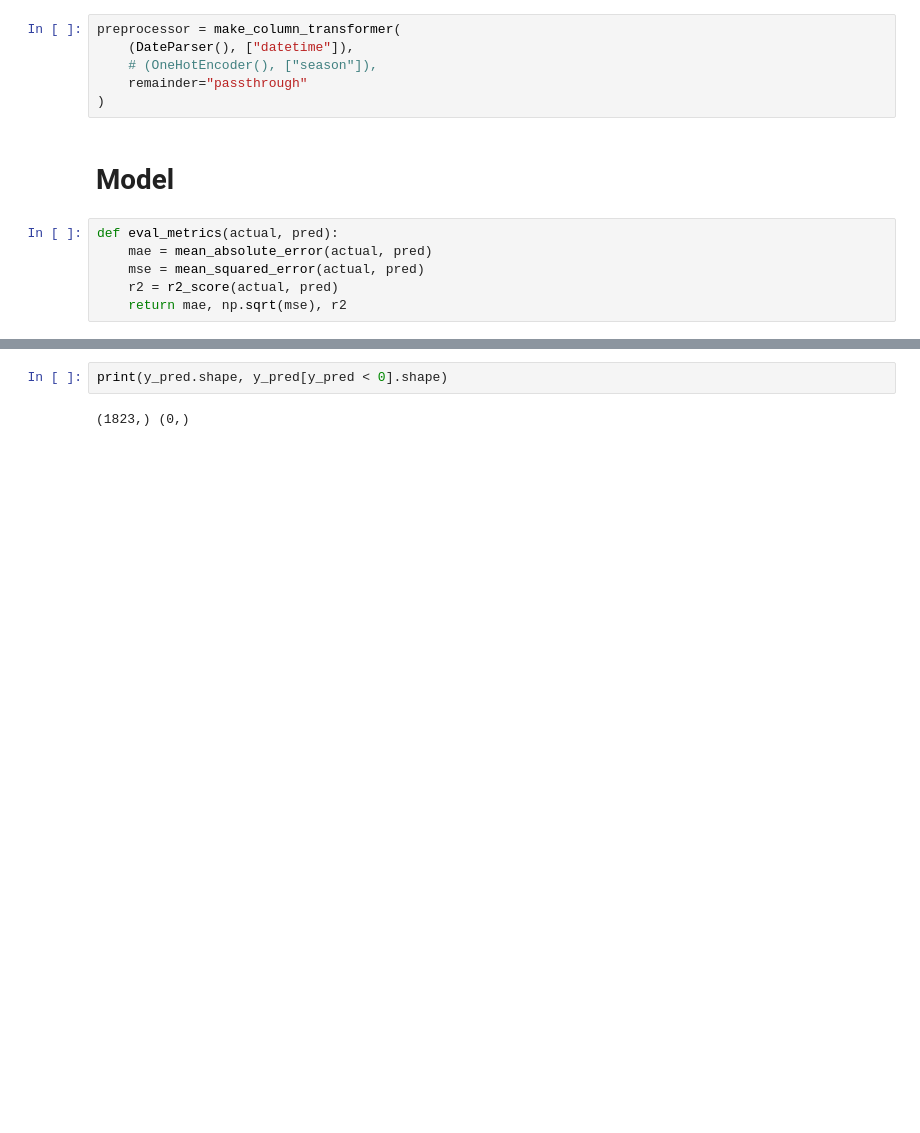
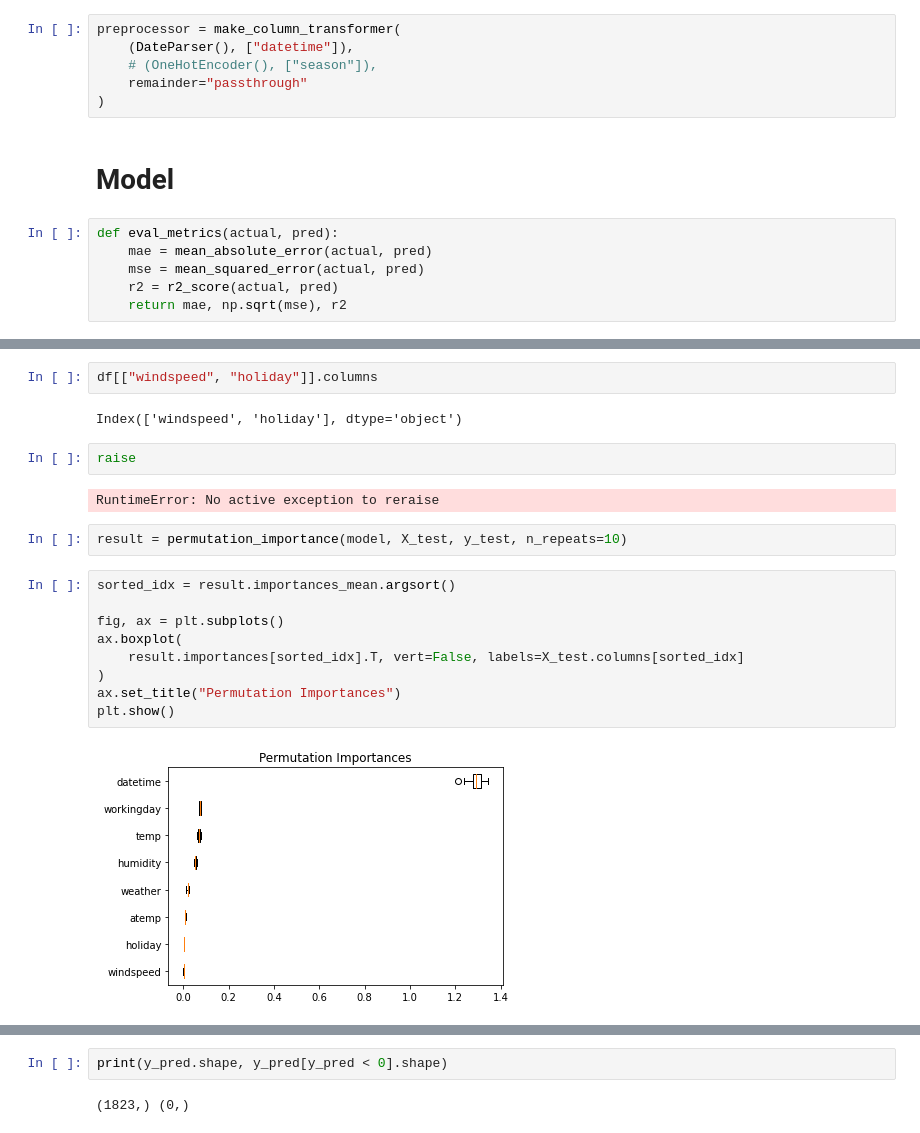
Before and after one commit to HumanBojack/Bike-usage-prediction, a Jupyter notebook: model.ipynb, the cells around one changed output, grey strips where cells are left out. Drawn from its saved outputs; the diff is of its cells as text; blank space fills up the shorter version.

Commit message:
model graphics

```diff
--- a/model.ipynb
+++ b/model.ipynb
@@ -84,0 +99,21 @@ R2: 0.9000521310436796
+# %%
+df[["windspeed", "holiday"]].columns
+# %% [output]
+Index(['windspeed', 'holiday'], dtype='object')
+# %%
+raise
+# %% [output]
+RuntimeError: No active exception to reraise
+# %%
+result = permutation_importance(model, X_test, y_test, n_repeats=10)
+# %%
+sorted_idx = result.importances_mean.argsort()
+
+fig, ax = plt.subplots()
+ax.boxplot(
+    result.importances[sorted_idx].T, vert=False, labels=X_test.columns[sorted_idx]
+)
+ax.set_title("Permutation Importances")
+plt.show()
+# %% [output]
+[figure, added]
```
Also changed, not shown: parts of 10 cells of this notebook, 1 other file.
